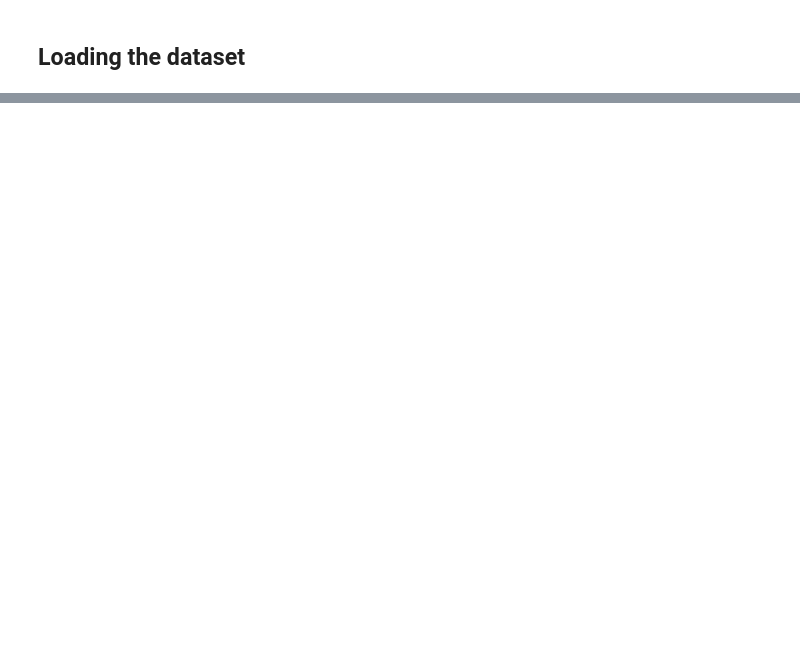
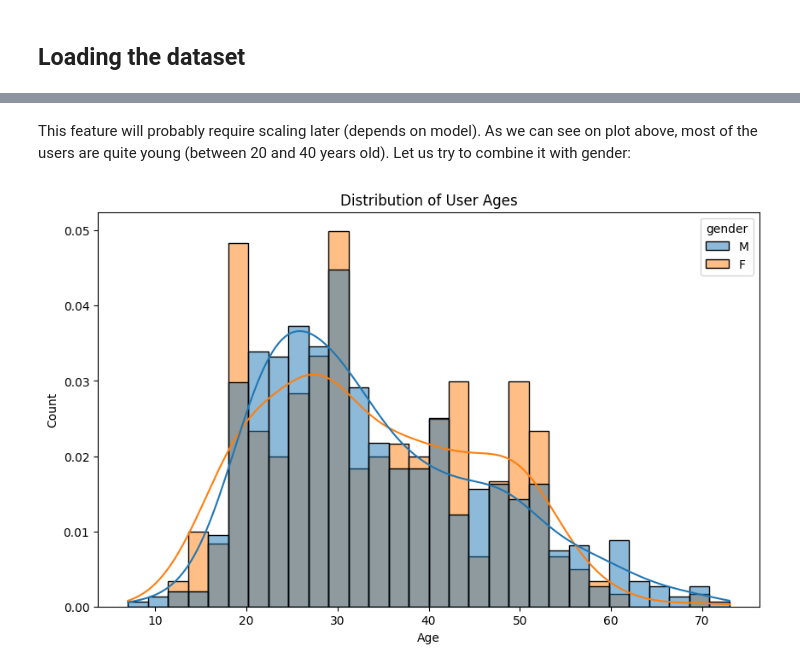
Before and after one commit to eivankin/movie-recommender-system, a Jupyter notebook: notebooks/1.0-eda.ipynb, the cells around one changed output, grey strips where cells are left out. Saved outputs shown, nothing was run; the diff lists cells and outputs as text; code cells hidden in the pictures; blank space fills up the shorter version.

```diff
--- a/notebooks/1.0-eda.ipynb
+++ b/notebooks/1.0-eda.ipynb
@@ -20,0 +104,19 @@ TODO: make separate notebook/script for preprocessing
+# %% [markdown]
+This feature will probably require scaling later (depends on model). As we can see on plot above, most of the users are quite young (between 20 and 40 years old). Let us try to combine it with gender:
+# %%
+plt.figure(figsize=(10, 6))
+sns.histplot(
+    users_df,
+    bins=30,
+    hue="gender",
+    x="age",
+    stat="density",
+    common_norm=False,
+    kde=True,
+)
+plt.title("Distribution of User Ages")
+plt.xlabel("Age")
+plt.ylabel("Count")
+plt.show()
+# %% [output]
+[figure, added]
```
Also changed, not shown: parts of 48 cells of this notebook, 4 other files.
